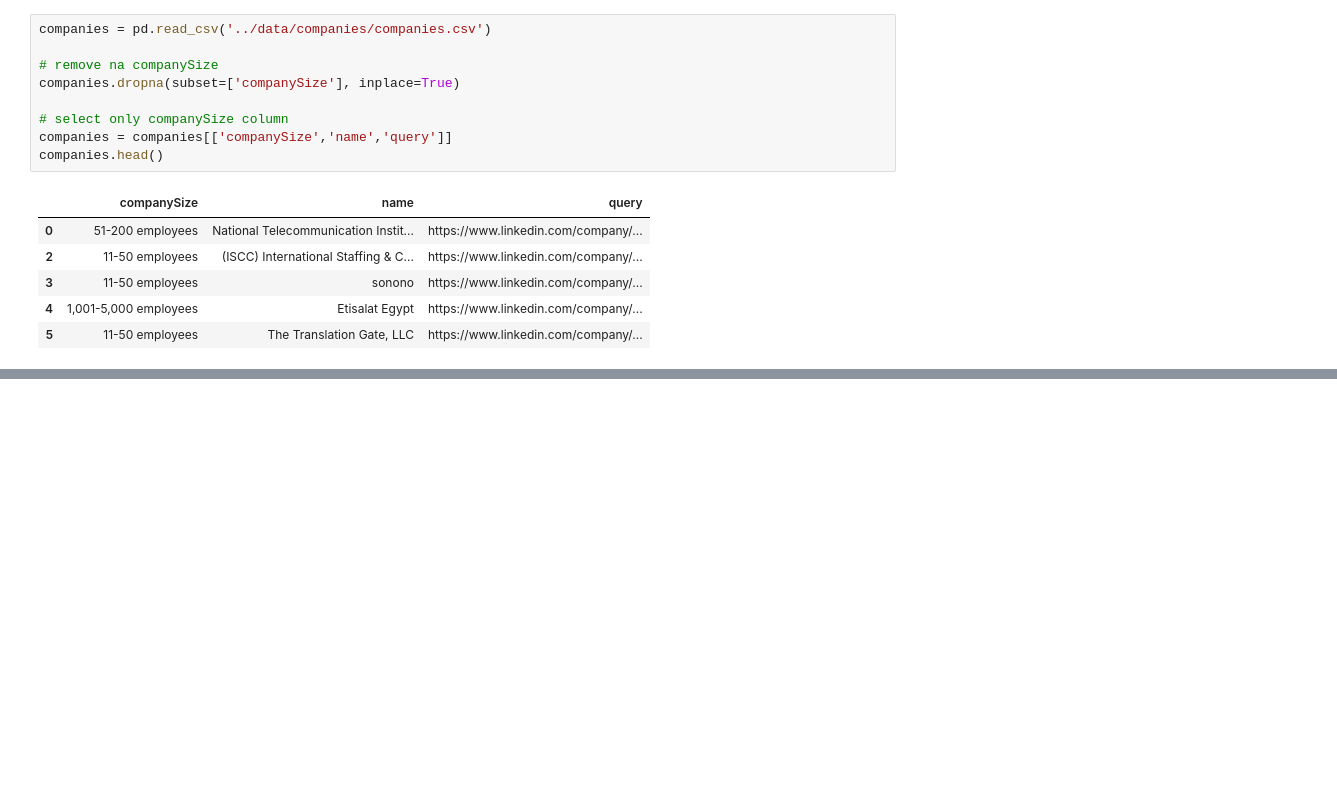
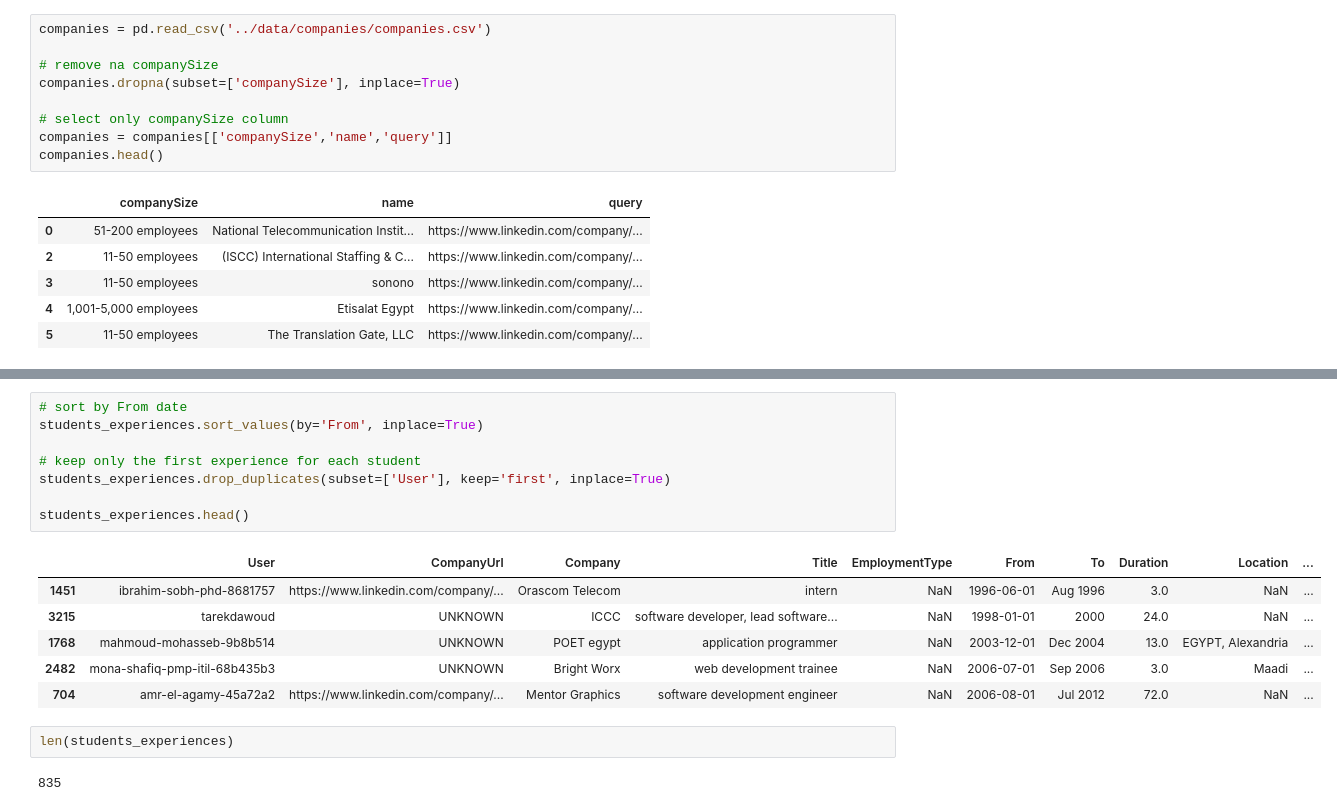
Before and after one commit to Mostafa-wael/Exploring-the-Landscape-of-the-Egyptian-Software-Market, a Jupyter notebook: notebooks/predict0.ipynb, the cells around one changed output, grey strips where cells are left out. Saved outputs shown, nothing was run; the diff lists cells and outputs as text; blank space fills up the shorter version.

```diff
--- a/notebooks/predict0.ipynb
+++ b/notebooks/predict0.ipynb
@@ -106,0 +106,19 @@ students_experiences.head()
+# %%
+# sort by From date
+students_experiences.sort_values(by='From', inplace=True)
+
+# keep only the first experience for each student
+students_experiences.drop_duplicates(subset=['User'], keep='first', inplace=True)
+
+students_experiences.head()
+# %% [output]
+|  | User | CompanyUrl | Company | Title | EmploymentType | From | To | Duration | Location | ... |
+| 1451 | ibrahim-sobh-phd-8681757 | https://www.linkedin.com/company/... | Orascom Telecom | intern | NaN | 1996-06-01 | Aug 1996 | 3.0 | NaN | ... |
+| 3215 | tarekdawoud | UNKNOWN | ICCC | software developer, lead software... | NaN | 1998-01-01 | 2000 | 24.0 | NaN | ... |
+| 1768 | mahmoud-mohasseb-9b8b514 | UNKNOWN | POET egypt | application programmer | NaN | 2003-12-01 | Dec 2004 | 13.0 | EGYPT, Alexandria | ... |
+| 2482 | mona-shafiq-pmp-itil-68b435b3 | UNKNOWN | Bright Worx | web development trainee | NaN | 2006-07-01 | Sep 2006 | 3.0 | Maadi | ... |
+| 704 | amr-el-agamy-45a72a2 | https://www.linkedin.com/company/... | Mentor Graphics | software development engineer | NaN | 2006-08-01 | Jul 2012 | 72.0 | NaN | ... |
+# %%
+len(students_experiences)
+# %% [output]
+835
```
Also changed, not shown: parts of 9 cells of this notebook, 3 other files.
